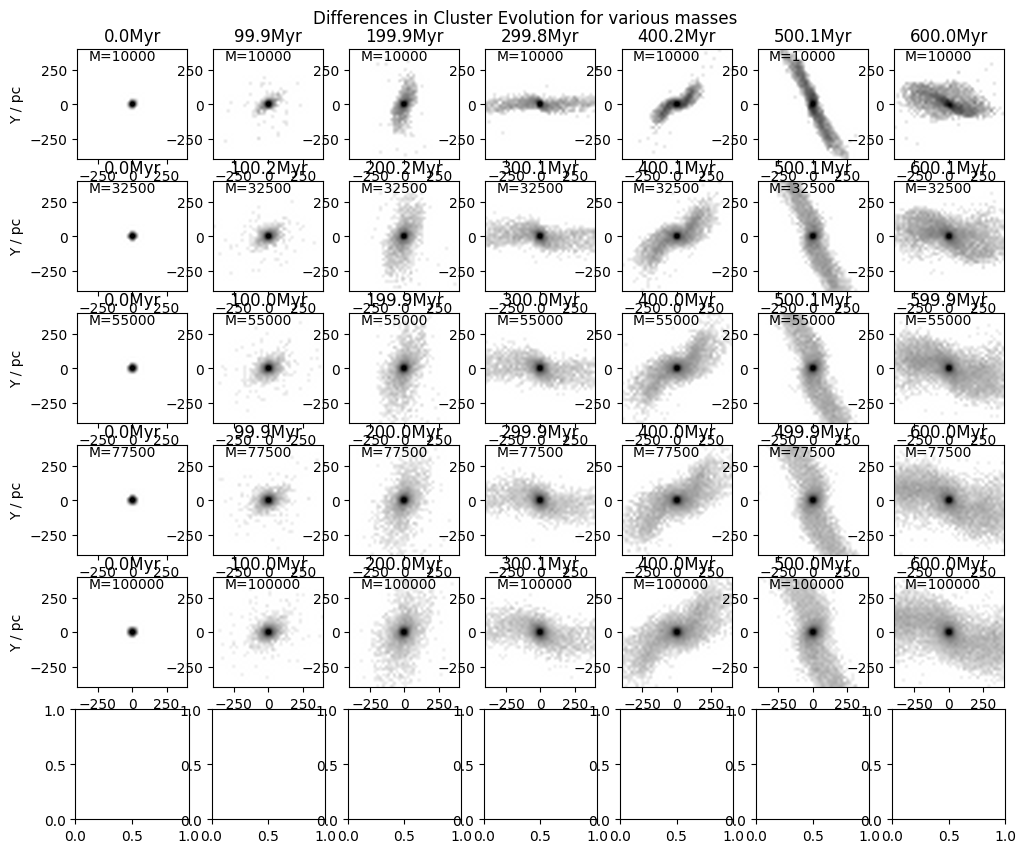
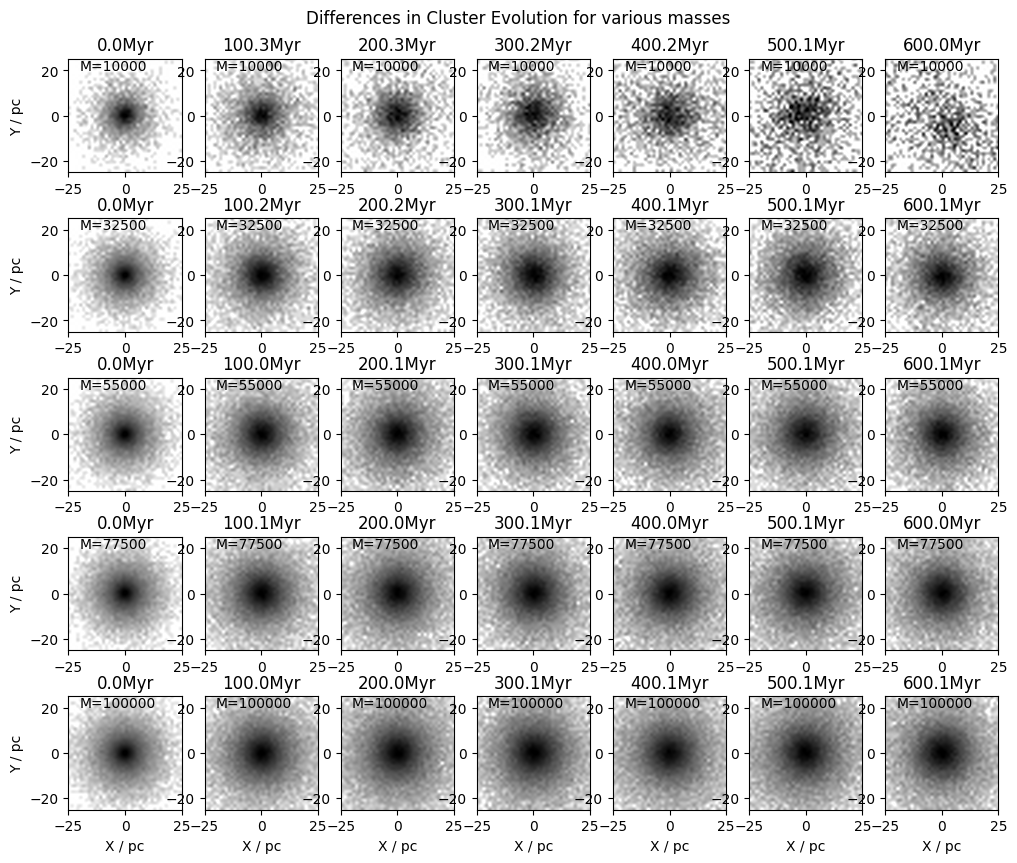
Unified diff of the notebook cell whose output changed from the first chart to the second:
--- before
+++ after
@@ -1,13 +1,13 @@
 
 
-fig, axes = plt.subplots(len(runs), len(times), figsize=(12, 10))
-offset=400
+fig, axes = plt.subplots(len(runs_data), len(times), figsize=(12, 10))
+offset=25
 
 
-for i, (run, (data, _, Myr_per_Nbody)) in enumerate(runs_data.items()):
+for i, (run, (data, Myr_per_Nbody)) in enumerate(runs_data.items()):
     for j, (time, df) in enumerate(data.items()):
         ax = axes[i][j]
         plot_clustergram(fig, ax, df['X'], df['Y'], offset=offset, label=f'M={run}',
-                         xlbl='X / pc' if i == len(runs)-1 else '',
+                         xlbl='X / pc' if i == len(runs_data)-1 else '',
                          ylbl='Y / pc' if j==0 else '',
                          title=f'{df.attrs['Time']:.1f}Myr')

Commit: Switch figure formatting